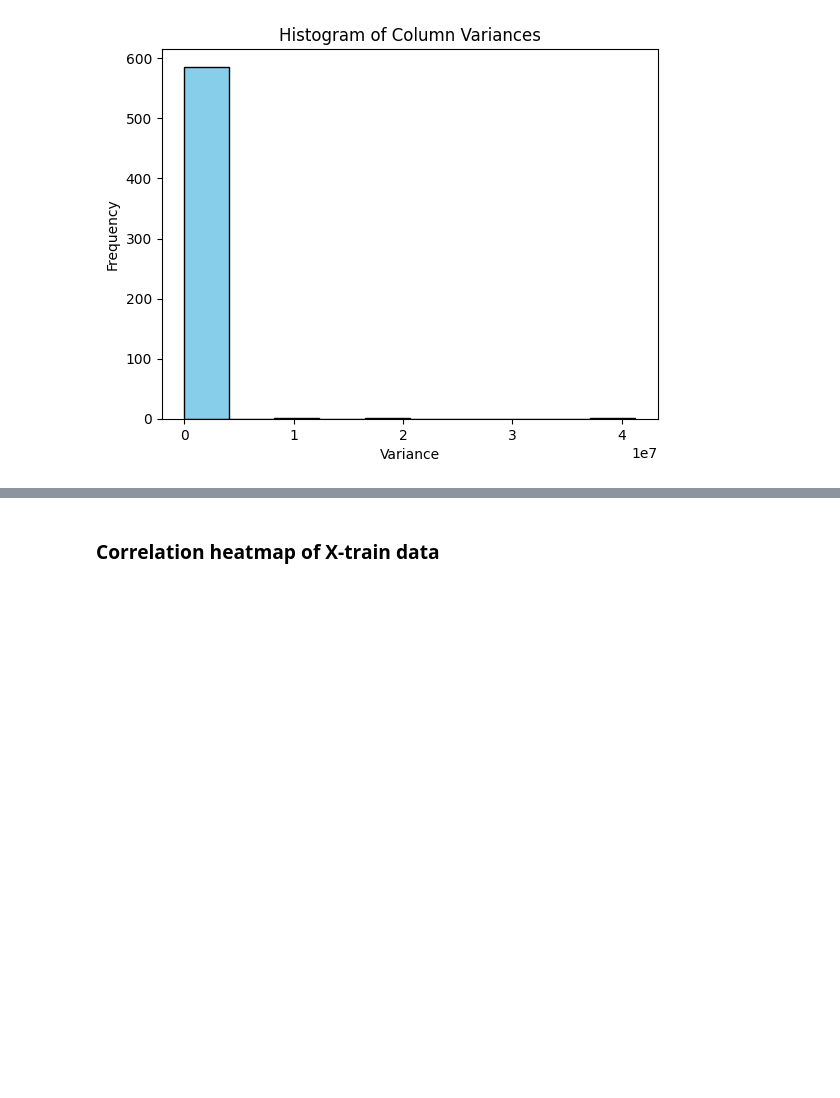
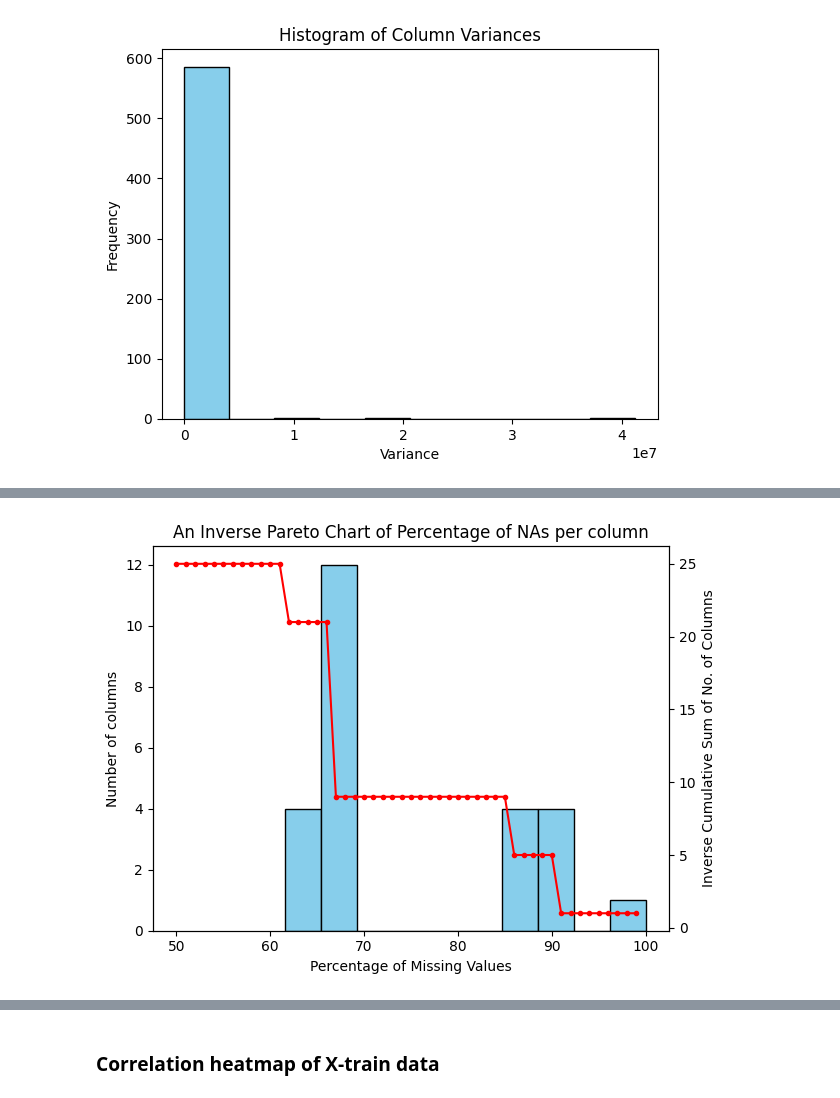
Before and after one commit to HayateSato/SECOM_Project, a Jupyter notebook: secom_file_draft_Majeed.ipynb, the cells around one changed output, grey strips where cells are left out. Saved outputs shown, nothing was run; the diff lists cells and outputs as text; code cells hidden in the pictures; blank space fills up the shorter version.

```diff
--- a/secom_file_draft_Majeed.ipynb
+++ b/secom_file_draft_Majeed.ipynb
@@ -486,3 +625,7 @@ Proportion of Columns with zero variance:
+# %%
+identify_na_threshold_50_plus(X_train_df)
+# %% [output]
+[figure, added]
 # %%
 # Function to determine the List  and Number OF Columns with NAs below a given treshhold
 
```
Also changed, not shown: parts of 22 cells of this notebook.
